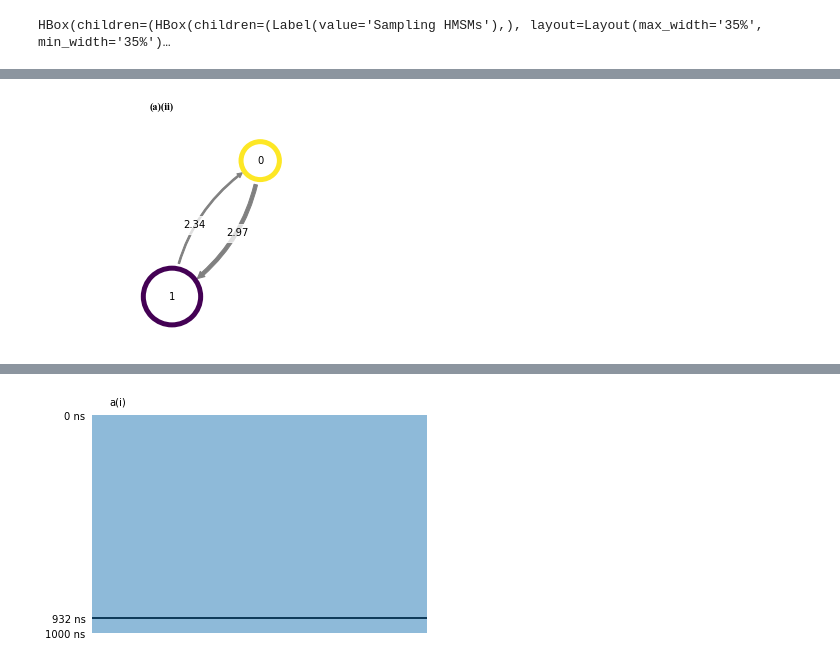
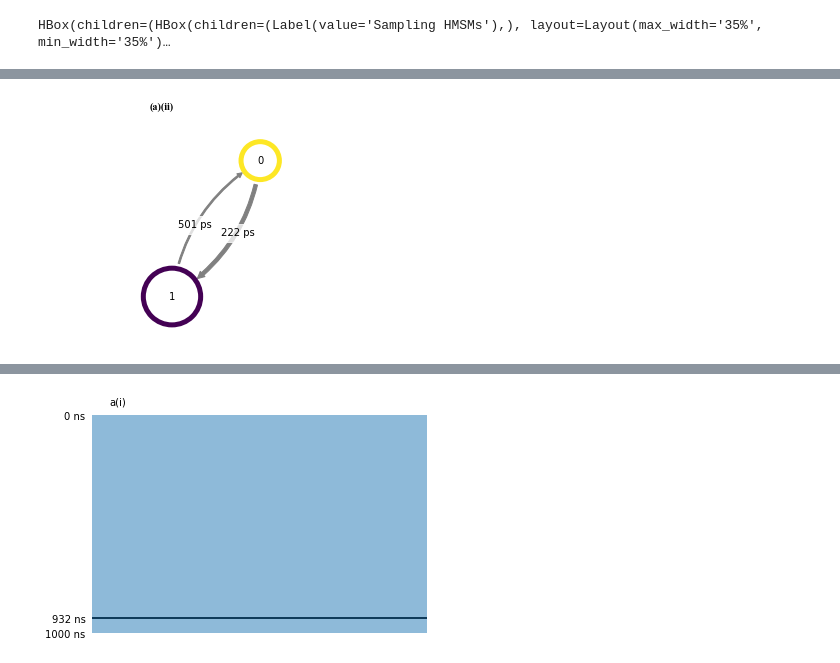
Before and after one commit to RobertArbon/water_diffusion, a Jupyter notebook: paper/bayes_msm_plots.ipynb, the cells around one changed output, grey strips where cells are left out. Saved outputs shown, nothing was run; the diff lists cells and outputs as text; code cells hidden in the pictures.

Commit message:
did master eqn example, added get_rate_matrix to bayes plot

```diff
--- a/paper/bayes_msm_plots.ipynb
+++ b/paper/bayes_msm_plots.ipynb
@@ -84,12 +89,9 @@ Ts = [mm.sample_mean('transition_matrix') for mm in bhmms]
 # %%
-import numpy.linalg as la
-import scipy.linalg as sla
-
-T = Ts[0]
+T = Ts[2]
 w, v = la.eig(T)
+w, v
 order = np.argsort(w)[::-1]
 w = w[order]
-print(w)
 v = v[:, order]
-v
+w, v
 # %% [output]
@@ -99,4 +101,0 @@ array([[-0.70710678, -0.92747935],
-# %%
-ln_T_diag = np.eye(2)
-ln_T_diag[np.eye(2, dtype=bool)] =  np.log(w)
-ln_T_diag
@@ -106,4 +101,0 @@ array([[ 0.        ,  0.        ],
-# %%
-lnT = la.multi_dot((v,ln_T_diag, sla.inv(v)))
-K = lnT/lag_ps
-1/K
@@ -118,3 +102,20 @@ array([[ 0.96566376,  0.03433624],
+# %%
+import numpy.linalg as la
+def get_rate_matrix(T):
+    # diagnonalize
+    w, v = la.eig(T)
+    # sort eigenvectors and eigenvalues
+    order = np.argsort(w)[::-1]
+    w = w[order]
+    v = v[:, order]
+    # create diagonal matrix
+    n = len(w)
+    ln_T_diag = np.eye(n)
+    ln_T_diag[np.eye(n, dtype=bool)] =  np.log(w)
+    # convert to original basis
+    lnT = la.multi_dot((v,ln_T_diag, la.inv(v)))
+    K = lnT/lag_ps
+    return K
 # %%
 def plot_timescales(axes,  mm, dt, let, maxy=4388, xscale=1):
 
@@ -169,30 +170,30 @@ plot_timescales(ax, bhmms[1], dt, 'a')
 # %%
 def plot_network(mm, ax, let, pad=0.4):
     N = mm.nstates
     # Colors
     cmap_use = 'viridis_r'
     cmap = matplotlib.cm.get_cmap(cmap_use,N)
     cols = [cmap(n) for n in range(N)]
     T = mm.sample_mean('transition_matrix')
-    ts = -lag_ps/np.log(T)
-
+    K = get_rate_matrix(T)
+    ts = 1.0/K
     # Network
     r = 0.8
     shift = 1 #0*np.pi/6
     x = np.array([r * np.cos(2*np.pi*n/N + shift) for n in range(N)])
     y = np.array([r * np.sin(2*np.pi*n/N + shift) for n in range(N)])
 #     delta = -0.2
     pos = np.concatenate((x[:, np.newaxis], y[:,np.newaxis]), axis=1)
     _, _ = myplt.plot_markov_model(mm.transition_matrix, ax=ax,
                                   arrow_curvature=3.5, state_colors=cols, arrow_labels=ts,
-                                  arrow_label_format = '%2.2f',pos=pos,
+                                  arrow_label_format = '%2.0f ps',pos=pos,
                                   figpadding=pad, arrow_scale=0.5, state_scale=2)
     ax.annotate(s='({})(ii)'.format(let), xy=(0.3, 1.05), xycoords='axes fraction', family='Times New Roman')
 
 fig, axes = plt.subplots(1)
 plot_network(bhmms[0], axes, 'a', pad=0.3)
 # %% [output]
-[figure, old version]
+[figure, new version]
 # %%
 T = bhmms[0].sample_mean('transition_matrix')
 np.log(T)
```
Also changed, not shown: parts of 9 cells of this notebook, 2 other files.
